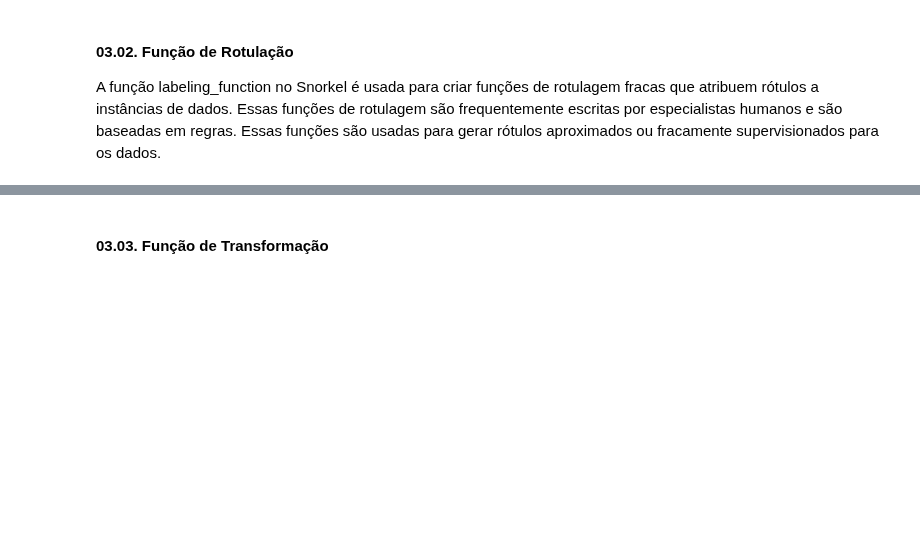
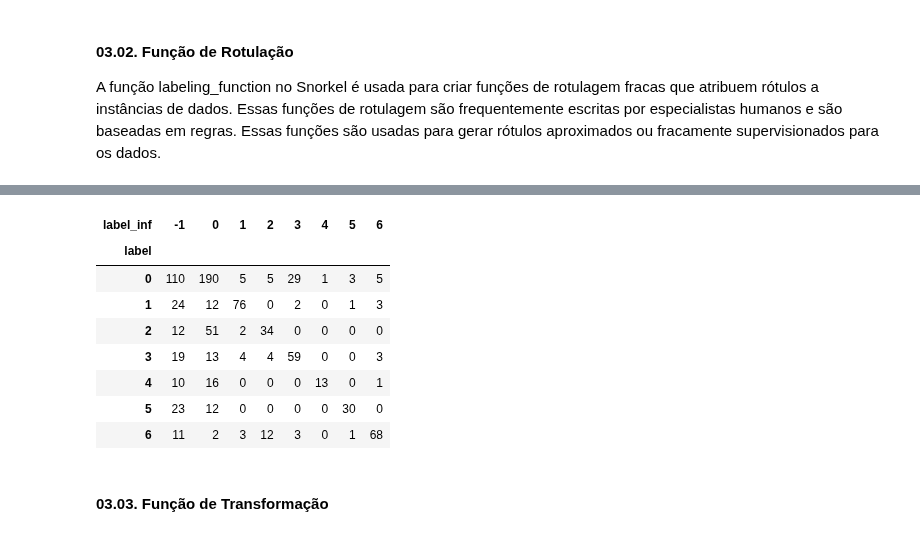
Before and after one commit to kevinsrq/data_augmentation, a Jupyter notebook: notebooks/01_snorkel.ipynb, the cells around one changed output, grey strips where cells are left out. Saved outputs shown, nothing was run; the diff lists cells and outputs as text; code cells hidden in the pictures; blank space fills up the shorter version.

```diff
--- a/notebooks/01_snorkel.ipynb
+++ b/notebooks/01_snorkel.ipynb
@@ -179,7 +181,7 @@ def lf_historia(words: str):
                          "crise", 'ociden', "doc", "antig"]
     # Check if any of the keywords are present in the input words
     for word in historia_keywords:
-        if remove_special_characters_and_stopwords(word)[0] in ' '.join(words):
+        if remove_special_characters_and_stopwords(word)[0] in  words['alt_title']:
             # Return the corresponding label if a match is found
             return LABELS['Historia']
     # Return -1 to represent "no label" if none of the keywords match
@@ -202,7 +204,7 @@ def lf_administracao(words: str):
     administracao_keywords = ["adm", "org", "gest", "empr", "neg", "econ", "controle"]
     # Check if any of the keywords are present in the input words
     for word in administracao_keywords:
-        if remove_special_characters_and_stopwords(word)[0] in ' '.join(words):
+        if remove_special_characters_and_stopwords(word)[0] in  words['alt_title']:
             # Return the corresponding label if a match is found
             return LABELS['Administracao']
     # Return -1 to represent "no label" if none of the keywords match    return -1
@@ -226,7 +228,7 @@ def lf_geografia(words: str):
                           'mund', 'atlas', 'mapa', 'carto', 'clima', 'ambien', 'ecolo', 'hidro',]
     # Check if any of the keywords are present in the input words
     for word in geografia_keywords:
-        if remove_special_characters_and_stopwords(word)[0] in ' '.join(words):
+        if remove_special_characters_and_stopwords(word)[0] in  words['alt_title']:
             # Return the corresponding label if a match is found
             return LABELS['Geografia']
     # Return -1 to represent "no label" if none of the keywords match
@@ -251,7 +253,7 @@ def lf_biologia(words: str):
                          "nutri", "fisio", "enferm", "farma", "veteri","odonto", "psico"]
     # Check if any of the keywords are present in the input words
     for word in biologia_keywords:
-        if remove_special_characters_and_stopwords(word)[0] in ' '.join(words):
+        if remove_special_characters_and_stopwords(word)[0] in  words['alt_title']:
             # Return the corresponding label if a match is found
             return LABELS['Biologia']
     # Return -1 to represent "no label" if none of the keywords match
@@ -274,7 +276,7 @@ def lf_literatura(words: str):
     literatura_keywords = ["litera", "texto", "portuguesa", "leit", "grama", "poesia", "poema"]
     # Check if any of the keywords are present in the input words
     for word in literatura_keywords:
-        if remove_special_characters_and_stopwords(word)[0] in ' '.join(words):
+        if remove_special_characters_and_stopwords(word)[0] in  words['alt_title']:
             # Return the corresponding label if a match is found
             return LABELS['Literatura']
     # Return -1 to represent "no label" if none of the keywords match
@@ -298,7 +300,7 @@ def lf_artes(words: str):
                       "art", "pintur", "escult", "music", "teatr", "danc"]
     # Check if any of the keywords are present in the input words
     for word in artes_keywords:
-        if remove_special_characters_and_stopwords(word)[0] in ' '.join(words):
+        if remove_special_characters_and_stopwords(word)[0] in words['alt_title']:
             # Return the corresponding label if a match is found
             return LABELS['Artes']
     # Return -1 to represent "no label" if none of the keywords match
@@ -323,7 +325,7 @@ def lf_matematica(words: str):
                            "medio", "grau", 'discre', 'numeri', 'vetor', 'equa', 'difer', 'integral']
     # Check if any of the keywords are present in the input words
     for word in matematica_keywords:
-        if remove_special_characters_and_stopwords(word)[0] in ' '.join(words):
+        if remove_special_characters_and_stopwords(word)[0] in words['alt_title']:
             # Return the corresponding label if a match is found
             return LABELS['Matematica']
     # Return -1 to represent "no label" if none of the keywords match
@@ -363,3 +373,15 @@ label_model.save('../model/label_model_books.pkl')
+# %%
+pd.crosstab(x_test['label'], x_test['label_inf'])
+# %% [output]
+| label_inf | -1 | 0 | 1 | 2 | 3 | 4 | 5 | 6 |
+| label |  |  |  |  |  |  |  |  |
+| 0 | 110 | 190 | 5 | 5 | 29 | 1 | 3 | 5 |
+| 1 | 24 | 12 | 76 | 0 | 2 | 0 | 1 | 3 |
+| 2 | 12 | 51 | 2 | 34 | 0 | 0 | 0 | 0 |
+| 3 | 19 | 13 | 4 | 4 | 59 | 0 | 0 | 3 |
+| 4 | 10 | 16 | 0 | 0 | 0 | 13 | 0 | 1 |
+| 5 | 23 | 12 | 0 | 0 | 0 | 0 | 30 | 0 |
+| 6 | 11 | 2 | 3 | 12 | 3 | 0 | 1 | 68 |
 # %% [markdown]
 #### 03.03. Função de Transformação
 # %%
```
Also changed, not shown: parts of 15 cells of this notebook, 16 other files.
